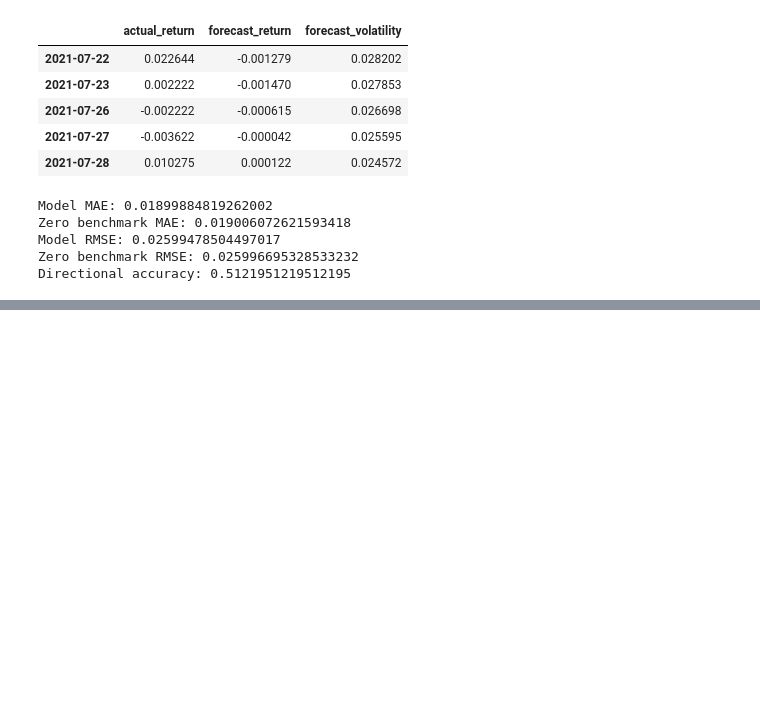
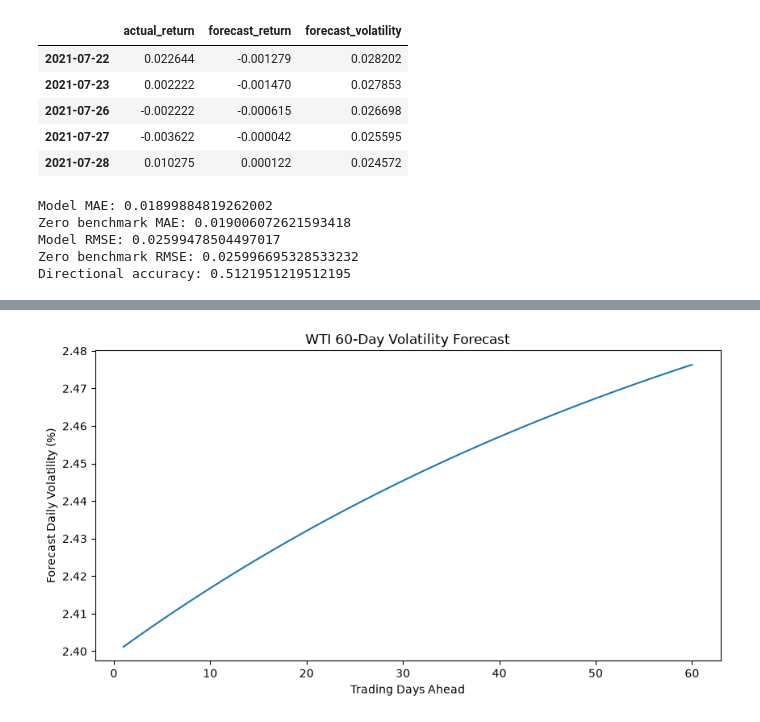
Before and after one commit to YYYJAA/OilForecastQF, a Jupyter notebook: gp_arma_garch.ipynb, the cells around one changed output, grey strips where cells are left out. Cells and saved outputs as stored; diff of their text form; code cells hidden in the pictures; blank space fills up the shorter version.

```diff
--- a/gp_arma_garch.ipynb
+++ b/gp_arma_garch.ipynb
@@ -606,0 +695,9 @@ Directional accuracy: 0.5121951219512195
+# %%
+garch_forecast = garch_latest.forecast(
+    horizon=horizon,
+    reindex=False
+)
+
+variance_forecast = garch_forecast.variance.iloc[-1].values
+
+volatility_forecast = np.sqrt(variance_forecast) / 100
@@ -606,0 +780,15 @@ Directional accuracy: 0.5121951219512195
+# %%
+plt.figure(figsize=(10,5))
+
+plt.plot(
+    forecast_steps,
+    volatility_forecast * 100
+)
+
+plt.xlabel("Trading Days Ahead")
+plt.ylabel("Forecast Daily Volatility (%)")
+plt.title("WTI 60-Day Volatility Forecast")
+
+plt.show()
+# %% [output]
+[figure, added]
```
Also changed, not shown: parts of 12 cells of this notebook.
